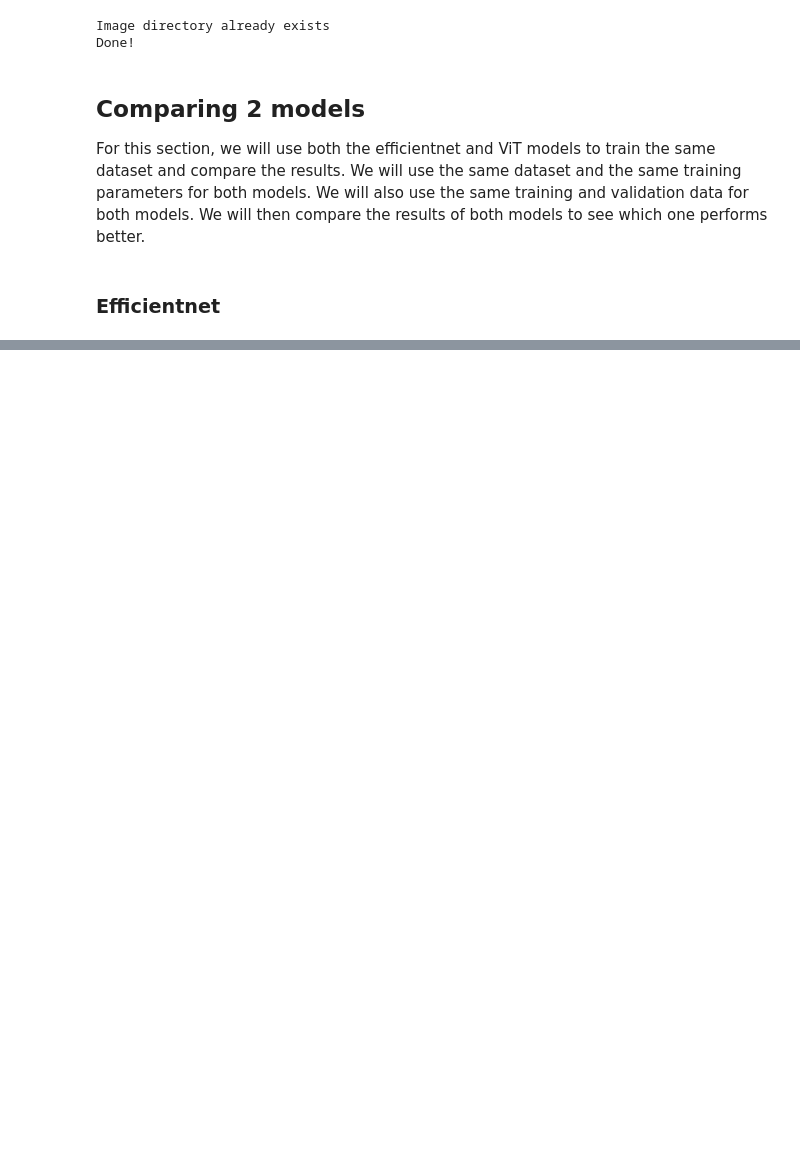
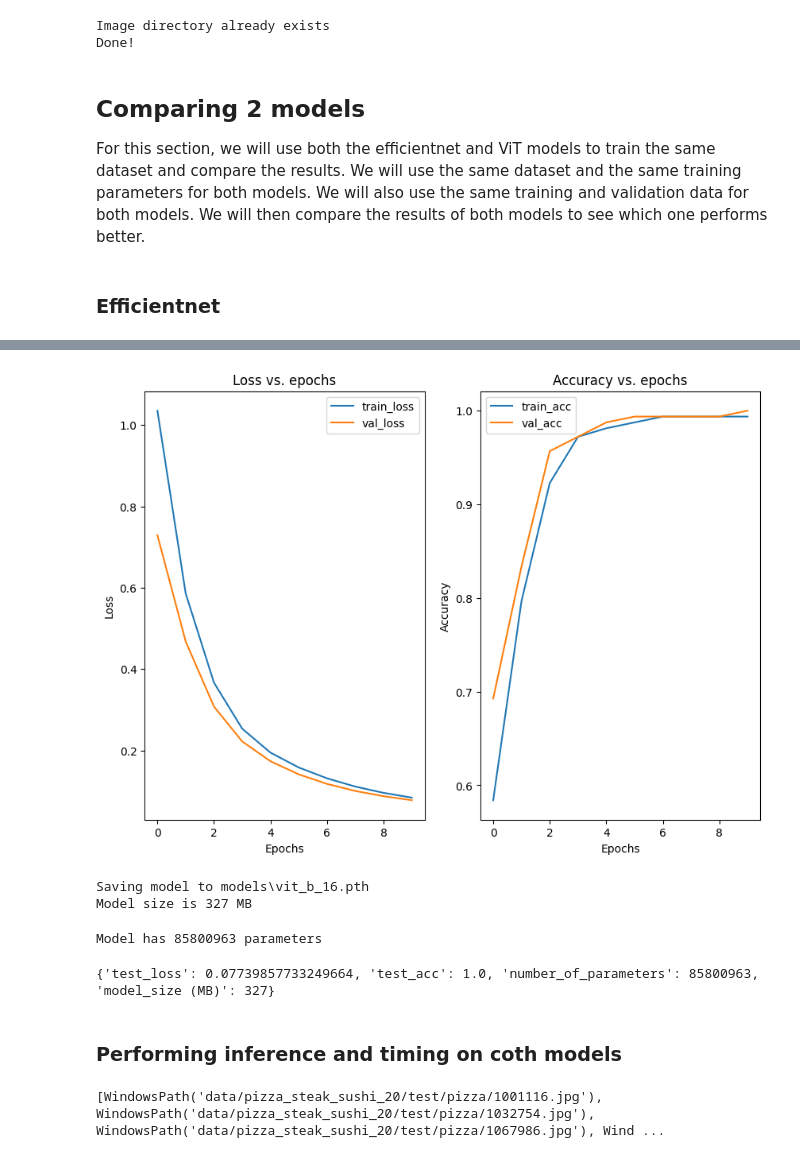
Before and after one commit to Warren-SJ/Experiment-Tracking-ML, a Jupyter notebook: deployment.ipynb, the cells around one changed output, grey strips where cells are left out. Saved outputs shown, nothing was run; the diff lists cells and outputs as text; code cells hidden in the pictures; blank space fills up the shorter version.

```diff
--- a/deployment.ipynb
+++ b/deployment.ipynb
@@ -113,0 +181,2 @@ Epoch 10 of 10, Train Loss: 0.2882, Train Acc: 0.9354, Val Loss: 0.2909, Val Acc
+# %%
+vit_model.heads = nn.Sequential(nn.Linear(in_features=768, out_features=3, bias=True))
@@ -113,0 +205,22 @@ Epoch 10 of 10, Train Loss: 0.2882, Train Acc: 0.9354, Val Loss: 0.2909, Val Acc
+# %%
+vit_traindataloader, vit_testdataloader, class_names = data_setup.create_dataloaders(
+                                                                                        data_dir = DATA_PATH/IMAGE_PATH,
+                                                                                        batch_size = BATCH_SIZE,
+                                                                                        train_transform = vit_transforms,
+                                                                                        test_transform = vit_transforms,
+                                                                                        num_workers = 0
+)
+# %%
+loss_fn = nn.CrossEntropyLoss()
+optimizer = torch.optim.Adam(vit_model.parameters(), lr=0.001)
+# %%
+history_vit , all_preds_vit, all_labels_vit, vitwriter = engine.train(model = vit_model,
+                                                                     data_name = "pizza_steak_sushi",
+                                                                     train_dataloader = vit_testdataloader,
+                                                                     val_dataloader= vit_testdataloader,
+                                                                     epochs = EPCOHS,
+                                                                     model_name = "vit_b_16",
+                                                                     loss_fn = loss_fn,
+                                                                     optimizer = optimizer,
+                                                                     device = device
+                                                        )
@@ -113,0 +238,36 @@ Epoch 10 of 10, Train Loss: 0.2882, Train Acc: 0.9354, Val Loss: 0.2909, Val Acc
+# %%
+plot_loss_curves.plot_loss_curves(history = history_vit)
+# %% [output]
+[figure, added]
+# %%
+utils.save_model(model = vit_model,
+                 target_dir = Path("models"),
+                 model_name = "vit_b_16")
+
+vit_model_size = Path("models/vit_b_16.pth").stat().st_size//(1024 * 1024)
+print(f"Model size is {vit_model_size} MB")
+# %% [output]
+Saving model to models\vit_b_16.pth
+Model size is 327 MB
+# %%
+vit_paramaeters = sum(p.numel() for p in vit_model.parameters())
+print(f"Model has {vit_paramaeters} parameters")
+# %% [output]
+Model has 85800963 parameters
+# %%
+# Create a dictionary with EffNetB2 statistics
+vit_b_16_stats = {"test_loss": history_vit["val_loss"][-1],
+                  "test_acc": history_vit["val_acc"][-1],
+                  "number_of_parameters": vit_paramaeters,
+                  "model_size (MB)": vit_model_size}
+print(vit_b_16_stats)
+# %% [output]
+{'test_loss': 0.07739857733249664, 'test_acc': 1.0, 'number_of_parameters': 85800963, 'model_size (MB)': 327}
+# %% [markdown]
+### Performing inference and timing on coth models
+# %%
+TEST_DIR = DATA_PATH/IMAGE_PATH/"test"
+test_images = list(TEST_DIR.glob("*/*.jpg"))
+print(test_images[:5])
+# %% [output]
+[WindowsPath('data/pizza_steak_sushi_20/test/pizza/1001116.jpg'), WindowsPath('data/pizza_steak_sushi_20/test/pizza/1032754.jpg'), WindowsPath('data/pizza_steak_sushi_20/test/pizza/1067986.jpg'), Wind ...
```
Also changed, not shown: parts of 23 cells of this notebook, 12 other files.
